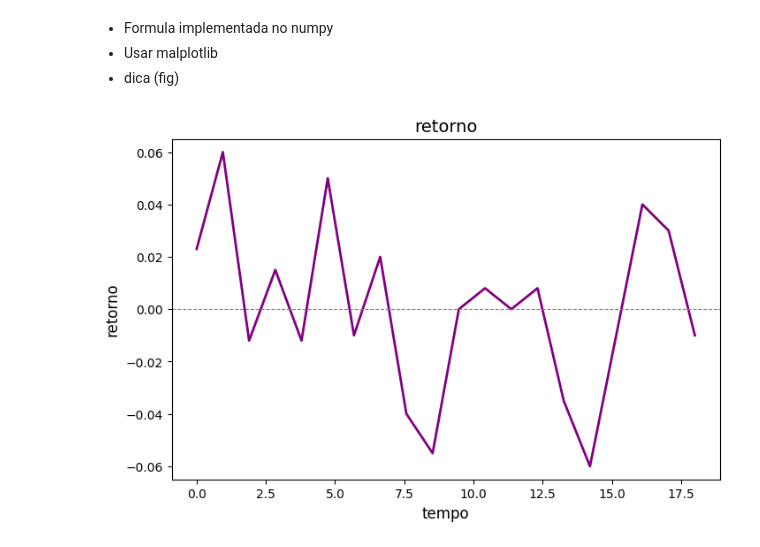
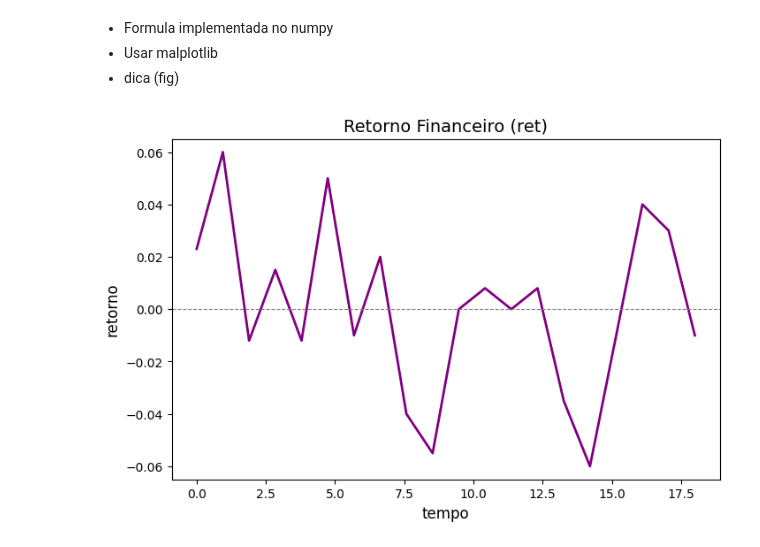
Before and after one commit to Andyjr-code/CURSONUMPY, a Jupyter notebook: aula2.ipynb, the cells around one changed output. Drawn from its saved outputs; the diff is of its cells as text; code cells hidden in the pictures.

```diff
--- a/aula2.ipynb
+++ b/aula2.ipynb
@@ -145,32 +145,32 @@ tempo = np.linspace(0, 18, 20)
 retorno = np.array([
     0.023, 0.060, -0.012, 0.015, -0.012, 0.050, -0.010, 0.020,
     -0.040, -0.055, 0.000, 0.008, 0.000, 0.008, -0.035, -0.060,
     -0.010, 0.040, 0.030, -0.010
 ])
 
 # --- 2. Crear el Gráfico de Línea ---
 plt.figure(figsize=(8, 5)) # Opcional: define el tamaño
 
 # Usamos plt.plot() para dibujar la línea
 plt.plot(
     tempo,       # Datos del eje X
     retorno,     # Datos del eje Y
     color='purple', # Puedes elegir el color, 'dimgrey' se parece al de la imagen
     linewidth=2      # Opcional: grosor de la línea
 )
 
 # --- 3. Agregar Etiquetas y Título (como en tu imagen) ---
-plt.title('retorno', fontsize=14)
+plt.title('Retorno Financeiro (ret)', fontsize=14)
 plt.xlabel('tempo', fontsize=12)
 plt.ylabel('retorno', fontsize=12)
 
 # Opcional: Configurar límites del eje Y para que se parezca más a la imagen
 plt.ylim(-0.065, 0.065)
 
 # Opcional: Agregar una línea horizontal en Y=0 (útil para retornos)
 plt.axhline(0, color='gray', linestyle='--', linewidth=0.8)
 
 # --- 4. Mostrar el Gráfico ---
 plt.show()
 # %% [output]
-[figure, old version]
+[figure, new version]
```
Also changed, not shown: 3 other files.
